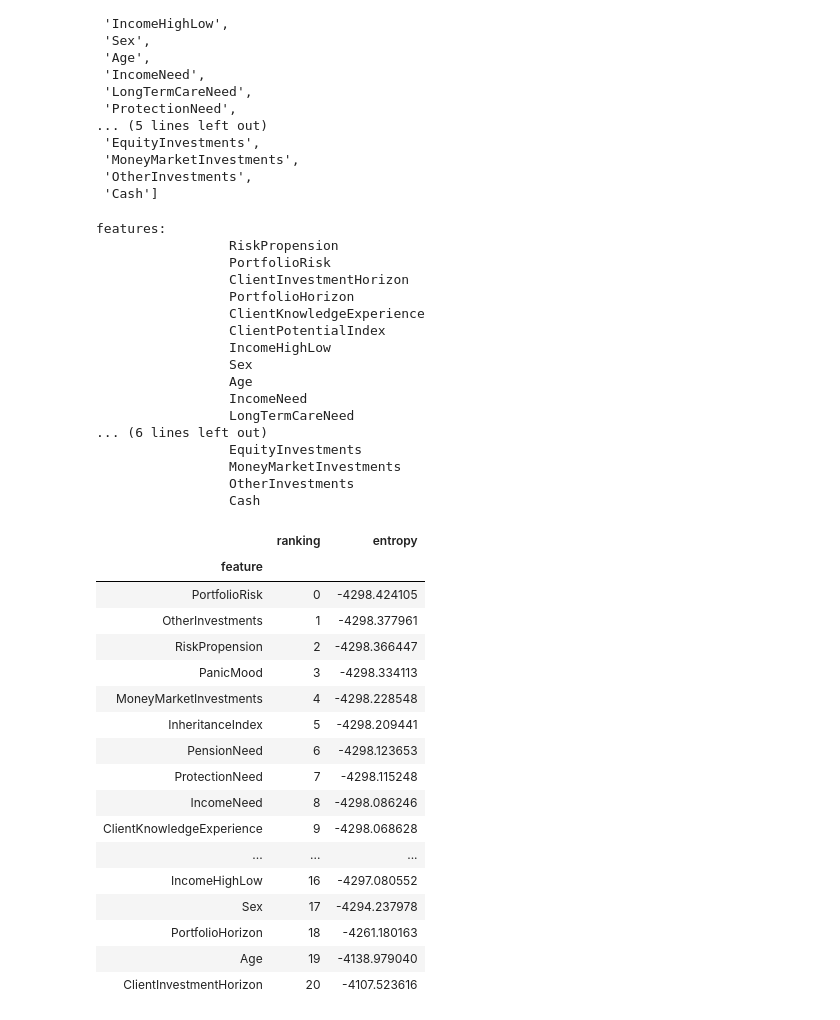
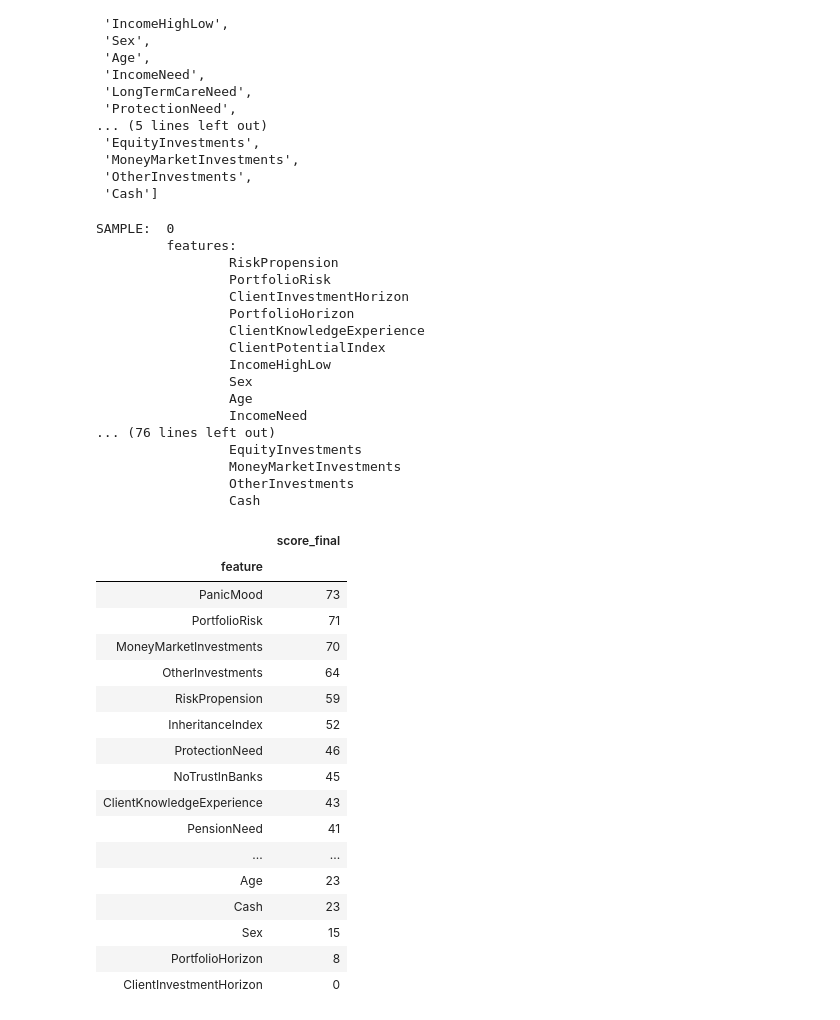
Before and after one commit to PietroBonardi/advise_only, a Jupyter notebook: class_scripts/test.ipynb, the cells around one changed output. Drawn from its saved outputs; the diff is of its cells as text; code cells hidden in the pictures.

Commit message:
tested SRANK and first results

```diff
--- a/class_scripts/test.ipynb
+++ b/class_scripts/test.ipynb
@@ -152,41 +152,45 @@ list(df.columns)
 # %%
 from entropy_selection_class import dataframe_ext
 from entropy_RANK import RANK
-dataframe = df.sample(100)
-RANK(dataframe)
+from entropy_RANK import SRANK
+import matplotlib as mpl
+import matplotlib.pyplot as plt
+import seaborn as sns
+dataframe = df.sample(10)
+SRANK(df)
 # %% [output]
-features:
+SAMPLE:  0
+         features:
                  RiskPropension
                  PortfolioRisk
                  ClientInvestmentHorizon
                  PortfolioHorizon
                  ClientKnowledgeExperience
                  ClientPotentialIndex
                  IncomeHighLow
                  Sex
                  Age
                  IncomeNeed
-                 LongTermCareNeed
-... (6 lines left out)
+... (76 lines left out)
                  EquityInvestments
                  MoneyMarketInvestments
                  OtherInvestments
                  Cash
-|  | ranking | entropy |
-| feature |  |  |
-| PortfolioRisk | 0 | -4298.424105 |
-| OtherInvestments | 1 | -4298.377961 |
-| RiskPropension | 2 | -4298.366447 |
-| PanicMood | 3 | -4298.334113 |
-| MoneyMarketInvestments | 4 | -4298.228548 |
-| InheritanceIndex | 5 | -4298.209441 |
-| PensionNeed | 6 | -4298.123653 |
-| ProtectionNeed | 7 | -4298.115248 |
-| IncomeNeed | 8 | -4298.086246 |
-| ClientKnowledgeExperience | 9 | -4298.068628 |
-| ... | ... | ... |
-| IncomeHighLow | 16 | -4297.080552 |
-| Sex | 17 | -4294.237978 |
-| PortfolioHorizon | 18 | -4261.180163 |
-| Age | 19 | -4138.979040 |
-| ClientInvestmentHorizon | 20 | -4107.523616 |
+|  | score_final |
+| feature |  |
+| PanicMood | 73 |
+| PortfolioRisk | 71 |
+| MoneyMarketInvestments | 70 |
+| OtherInvestments | 64 |
+| RiskPropension | 59 |
+| InheritanceIndex | 52 |
+| ProtectionNeed | 46 |
+| NoTrustInBanks | 45 |
+| ClientKnowledgeExperience | 43 |
+| PensionNeed | 41 |
+| ... | ... |
+| Age | 23 |
+| Cash | 23 |
+| Sex | 15 |
+| PortfolioHorizon | 8 |
+| ClientInvestmentHorizon | 0 |
```
Also changed, not shown: parts of 4 cells of this notebook, 3 other files.
